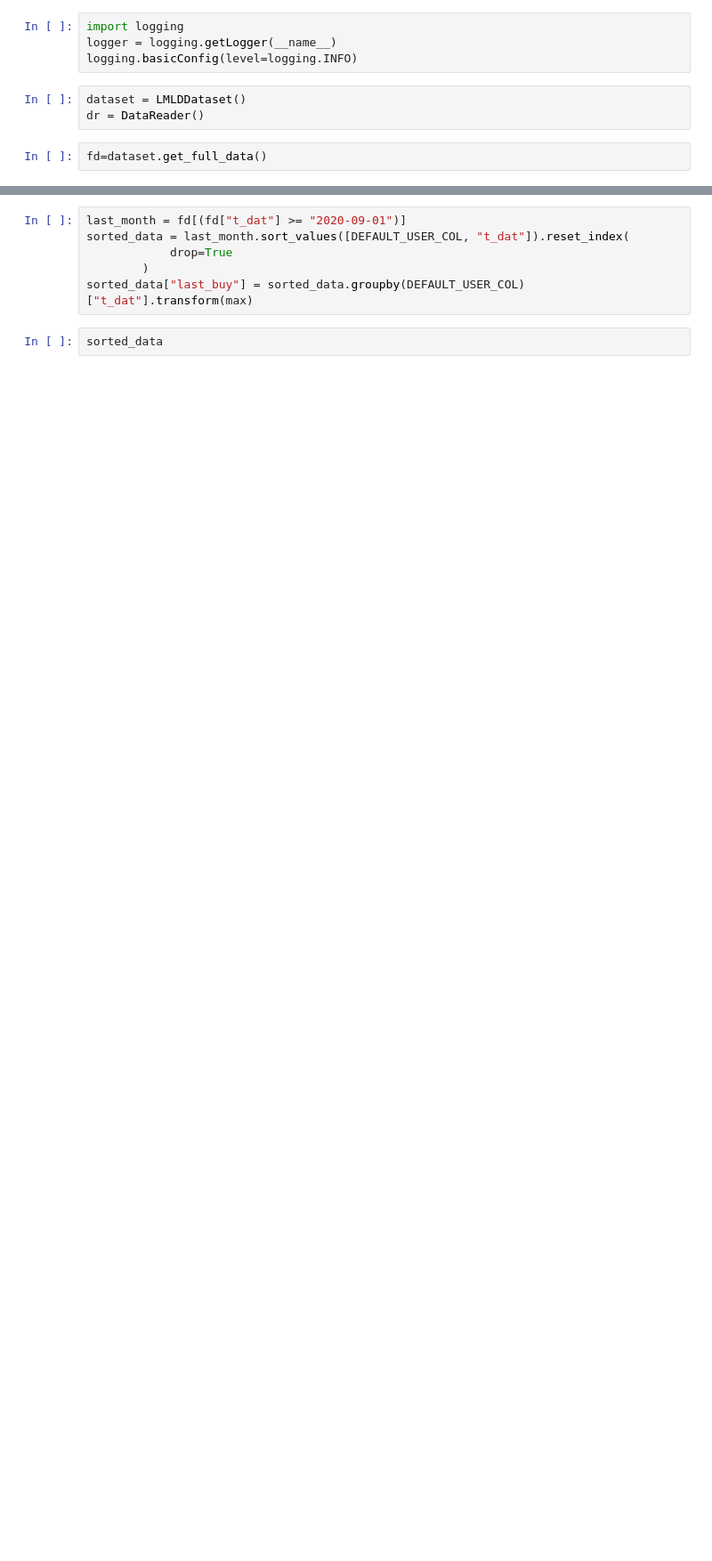
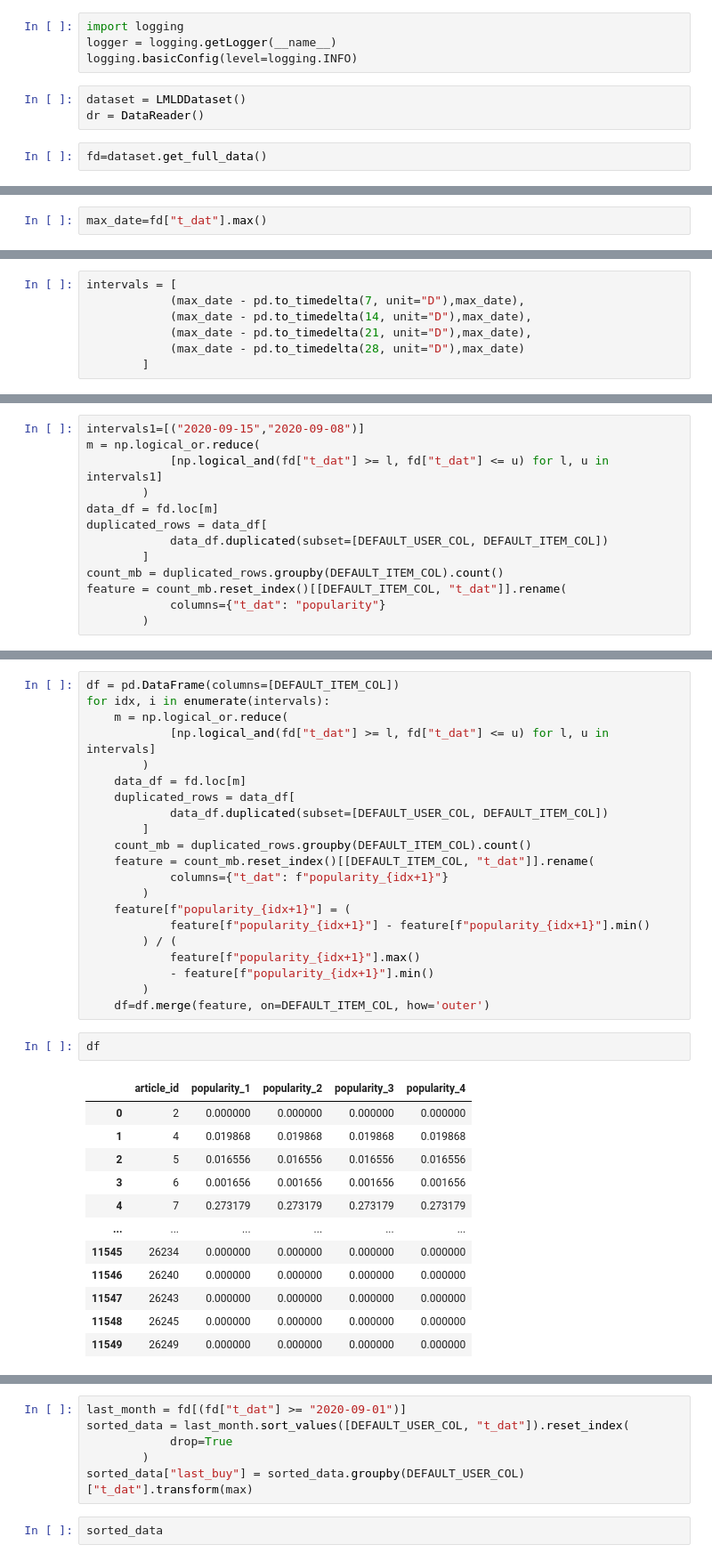
Before and after one commit to damicoedoardo/HnMChallenge, a Jupyter notebook: hnmchallenge/data_analysis/aayush_user.ipynb, the cells around one changed output, grey strips where cells are left out. Shown: that part at 89% size. Saved outputs shown, nothing was run; the diff lists cells and outputs as text; blank space fills up the shorter version.

Commit message:
cumulative popularity

```diff
--- a/hnmchallenge/data_analysis/aayush_user.ipynb
+++ b/hnmchallenge/data_analysis/aayush_user.ipynb
@@ -20,0 +37,2 @@ fd=dataset.get_full_data()
+# %%
+max_date=fd["t_dat"].max()
@@ -20,0 +43,7 @@ fd=dataset.get_full_data()
+# %%
+intervals = [
+            (max_date - pd.to_timedelta(7, unit="D"),max_date),
+            (max_date - pd.to_timedelta(14, unit="D"),max_date),
+            (max_date - pd.to_timedelta(21, unit="D"),max_date),
+            (max_date - pd.to_timedelta(28, unit="D"),max_date)
+        ]
@@ -20,0 +54,13 @@ fd=dataset.get_full_data()
+# %%
+intervals1=[("2020-09-15","2020-09-08")]
+m = np.logical_or.reduce(
+            [np.logical_and(fd["t_dat"] >= l, fd["t_dat"] <= u) for l, u in intervals1]
+        )
+data_df = fd.loc[m]
+duplicated_rows = data_df[
+            data_df.duplicated(subset=[DEFAULT_USER_COL, DEFAULT_ITEM_COL])
+        ]
+count_mb = duplicated_rows.groupby(DEFAULT_ITEM_COL).count()
+feature = count_mb.reset_index()[[DEFAULT_ITEM_COL, "t_dat"]].rename(
+            columns={"t_dat": "popularity"}
+        )
@@ -20,0 +83,36 @@ fd=dataset.get_full_data()
+# %%
+df = pd.DataFrame(columns=[DEFAULT_ITEM_COL])
+for idx, i in enumerate(intervals):
+    m = np.logical_or.reduce(
+            [np.logical_and(fd["t_dat"] >= l, fd["t_dat"] <= u) for l, u in intervals]
+        )
+    data_df = fd.loc[m]
+    duplicated_rows = data_df[
+            data_df.duplicated(subset=[DEFAULT_USER_COL, DEFAULT_ITEM_COL])
+        ]
+    count_mb = duplicated_rows.groupby(DEFAULT_ITEM_COL).count()
+    feature = count_mb.reset_index()[[DEFAULT_ITEM_COL, "t_dat"]].rename(
+            columns={"t_dat": f"popularity_{idx+1}"}
+        )
+    feature[f"popularity_{idx+1}"] = (
+            feature[f"popularity_{idx+1}"] - feature[f"popularity_{idx+1}"].min()
+        ) / (
+            feature[f"popularity_{idx+1}"].max()
+            - feature[f"popularity_{idx+1}"].min()
+        )
+    df=df.merge(feature, on=DEFAULT_ITEM_COL, how='outer')
+# %%
+df
+# %% [output]
+|  | article_id | popularity_1 | popularity_2 | popularity_3 | popularity_4 |
+| 0 | 2 | 0.000000 | 0.000000 | 0.000000 | 0.000000 |
+| 1 | 4 | 0.019868 | 0.019868 | 0.019868 | 0.019868 |
+| 2 | 5 | 0.016556 | 0.016556 | 0.016556 | 0.016556 |
+| 3 | 6 | 0.001656 | 0.001656 | 0.001656 | 0.001656 |
+| 4 | 7 | 0.273179 | 0.273179 | 0.273179 | 0.273179 |
+| ... | ... | ... | ... | ... | ... |
+| 11545 | 26234 | 0.000000 | 0.000000 | 0.000000 | 0.000000 |
+| 11546 | 26240 | 0.000000 | 0.000000 | 0.000000 | 0.000000 |
+| 11547 | 26243 | 0.000000 | 0.000000 | 0.000000 | 0.000000 |
+| 11548 | 26245 | 0.000000 | 0.000000 | 0.000000 | 0.000000 |
+| 11549 | 26249 | 0.000000 | 0.000000 | 0.000000 | 0.000000 |
```
Also changed, not shown: parts of 6 cells of this notebook, 2 other files.
